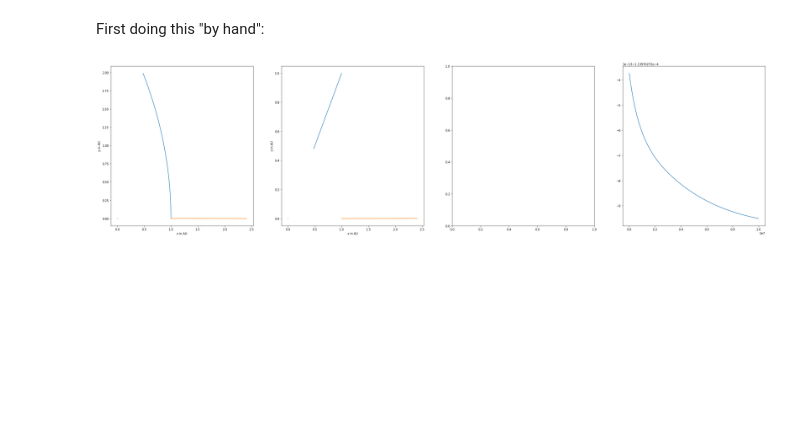
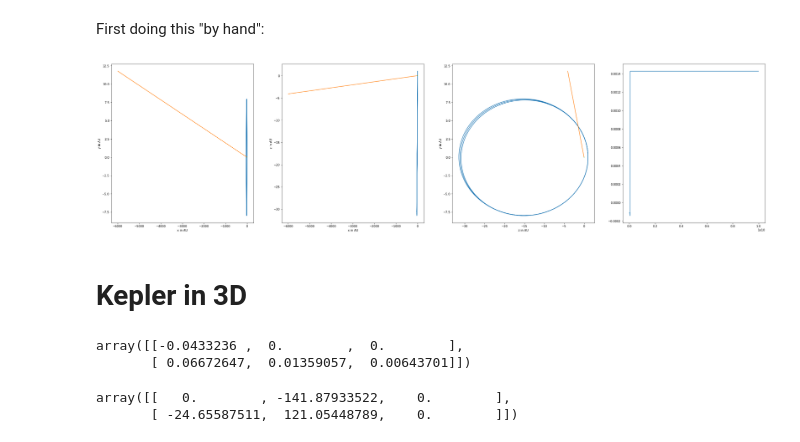
Before and after one commit to jnaiman/csci-p-14110, a Jupyter notebook: lesson05/inClass_lesson05.ipynb, the cells around one changed output. Cells and saved outputs as stored; diff of their text form; code cells hidden in the pictures; blank space fills up the shorter version.

```diff
--- a/lesson05/inClass_lesson05.ipynb
+++ b/lesson05/inClass_lesson05.ipynb
@@ -130,7 +130,7 @@ r_h, v_h, t_h, E_h = do_hermite(star_mass,
                                planet_mass,
                                planet_initial_position,
                                planet_initial_velocity,
-                               tfinal=1e7, Nsteps=5000,
+                               tfinal=1e10, Nsteps=5000,
                                threeDee=True)
 # %%
 # we'll plot this
@@ -138,34 +138,36 @@ fig, ax = plt.subplots(1, 4, figsize=(10*4, 10))
 
 # my X vs. Y plot
 # loop over the number of particles in this sim
 # coordinate plot
 for i in range(r_h.shape[0]):
     ax[0].plot(r_h[i,0,:], r_h[i, 1, :])
 # label my axis
 ax[0].set_xlabel('x in AU')
 ax[0].set_ylabel('y in AU')
 
 # my Z vs. Y plot
 # loop over the number of particles in this sim
 # coordinate plot
 for i in range(r_h.shape[0]): # looping over number of planets
     ax[1].plot(r_h[i,0,:], r_h[i, 2, :])
 # label my axis
 ax[1].set_xlabel('x in AU')
 ax[1].set_ylabel('z in AU')
 
 # my Y vs. Z plot
 # loop over the number of particles in this sim
 # coordinate plot
 for i in range(r_h.shape[0]): # looping over number of planets
-    ax[1].plot(r_h[i,0,:], r_h[i, 2, :])
+    ax[2].plot(r_h[i,2,:], r_h[i, 1, :])
 # label my axis
-ax[1].set_xlabel('x in AU')
-ax[1].set_ylabel('z in AU')
+ax[2].set_xlabel('z in AU')
+ax[2].set_ylabel('y in AU')
 
 # energy plot
 ax[3].plot(t_h, E_h)
 
 plt.show()
 # %% [output]
-[figure, old version]
+[figure, new version]
+# %% [markdown]
+# Kepler in 3D
@@ -171,0 +179,10 @@ plt.show()
+# %%
+planet_initial_position
+# %% [output]
+array([[-0.0433236 ,  0.        ,  0.        ],
+       [ 0.06672647,  0.01359057,  0.00643701]])
+# %%
+planet_initial_velocity
+# %% [output]
+array([[   0.        , -141.87933522,    0.        ],
+       [ -24.65587511,  121.05448789,    0.        ]])
```
Also changed, not shown: parts of 3 cells of this notebook, 1 other file.
